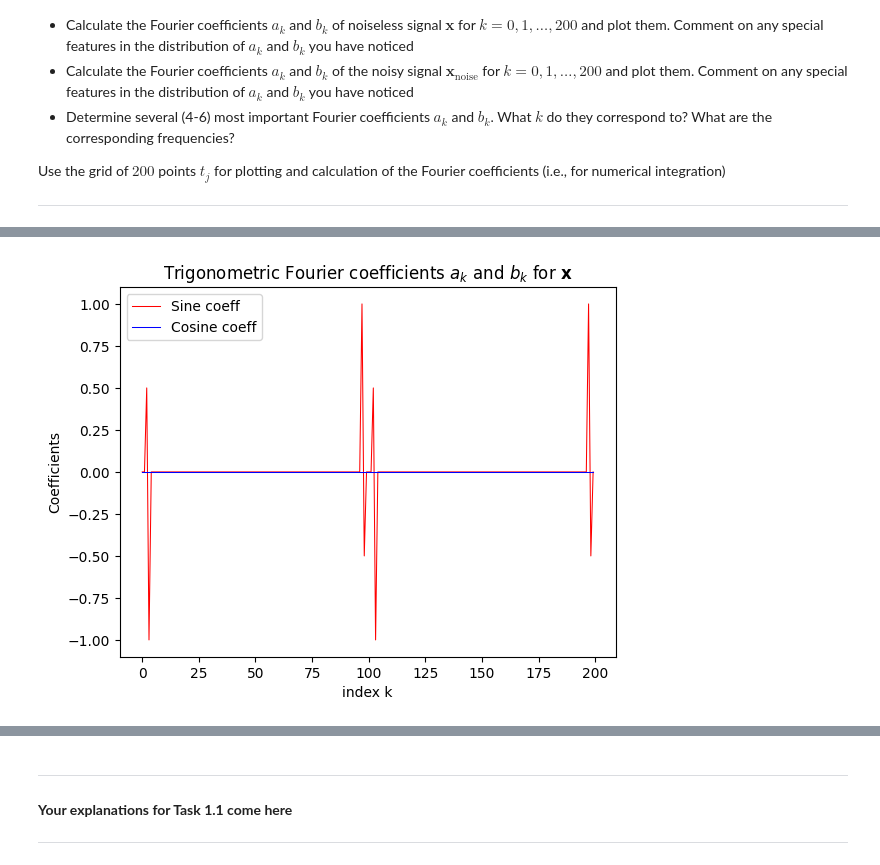
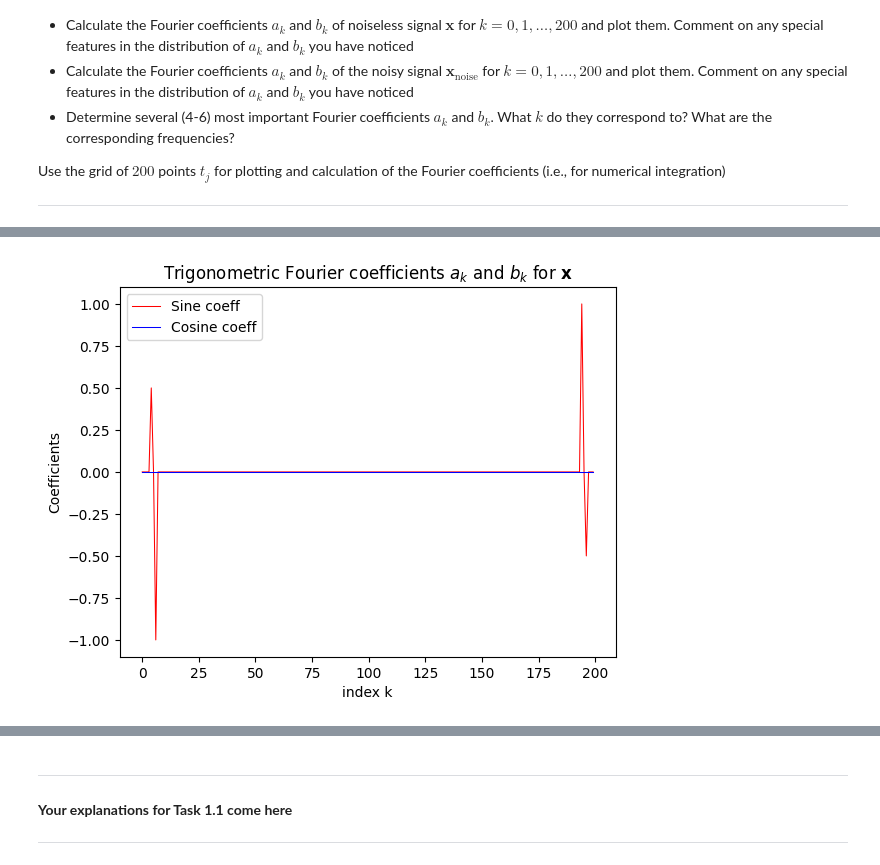
Before and after one commit to Smarinchenko/UCU-LA, a Jupyter notebook: hw1-task4-fourier-transform.ipynb, the cells around one changed output, grey strips where cells are left out. Saved outputs shown, nothing was run; the diff lists cells and outputs as text; code cells hidden in the pictures.

```diff
--- a/hw1-task4-fourier-transform.ipynb
+++ b/hw1-task4-fourier-transform.ipynb
@@ -85,11 +85,13 @@ plt.show()
 
 rng = np.arange(N).reshape(1, -1)
 
+t = t.reshape(-1, 1)
+
 nt = rng*t
 
 # cos_samples and sin_samples are N x N matrices with sampled cosines/sines written in rows
 
 # ========= YOUR CODE STARTS HERE ========= #
-cos_samples = np.cos(nt)
-sin_samples = np.sin(nt)
+cos_samples = np.cos(nt/2)
+sin_samples = np.sin(nt/2)
 # ========== YOUR CODE ENDS HERE ========== #
@@ -98,34 +98,34 @@ sin_samples = np.sin(nt)
 # %%
 ########################################
 #  noiseless case
 ########################################
 
 # ========= YOUR CODE STARTS HERE ========= #
 
 a = np.apply_along_axis(sum, 1, (x * cos_samples))
 b = np.apply_along_axis(sum, 1, (x * sin_samples))
 
 # a = simps(x * cos_samples)   #  the sequence of N cosine coefficients of signal x
 # b = simps(x * sin_samples)   #  the sequence of N sine coefficients of signal x
 
 
-a[0] = a[0] / N
-a[1:] = a[1:] * 2 / N
+a[0] /= N
+a[1:] *= 2 / N
 
-b[0] = b[0] / N
-b[1:] = b[1:] * 2 / N
+b[0] /= N
+b[1:] *= 2/N
 
 # ========== YOUR CODE ENDS HERE ========== #
 
 plt.plot(range(N), b.T, "r", lw = 0.75, label = "Sine coeff")
 plt.plot(range(N), a.T, "b", lw = 0.75, label = "Cosine coeff")
 plt.xlabel("index k")
 plt.ylabel("Coefficients")
 plt.title('Trigonometric Fourier coefficients $a_k$ and $b_k$ for $\mathbf{x}$')
 plt.legend()
 plt.show()
 # %% [output]
-[figure, old version]
+[figure, new version]
 # %%
 ########################################
 #  noisy signal
```
Also changed, not shown: parts of 7 cells of this notebook, 2 other files.
